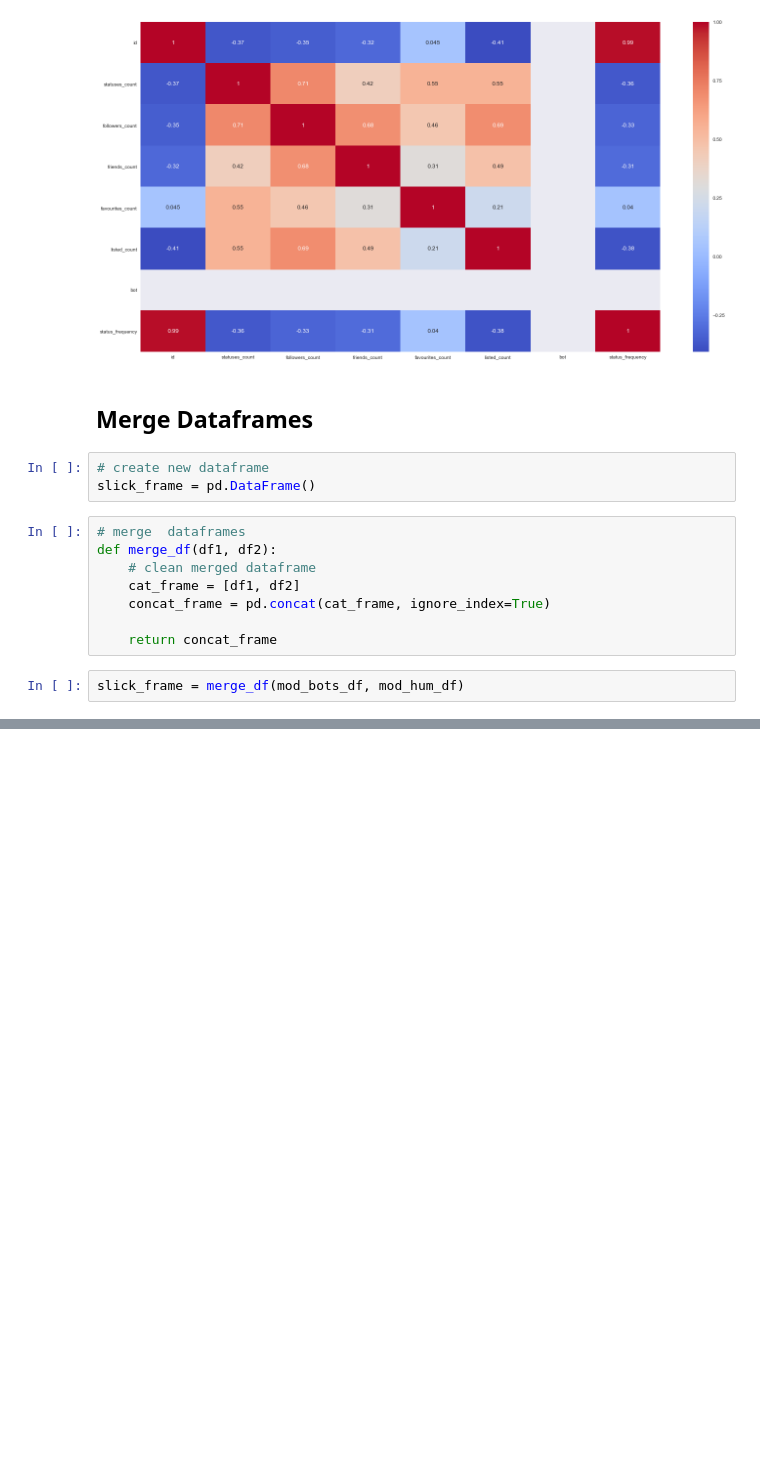
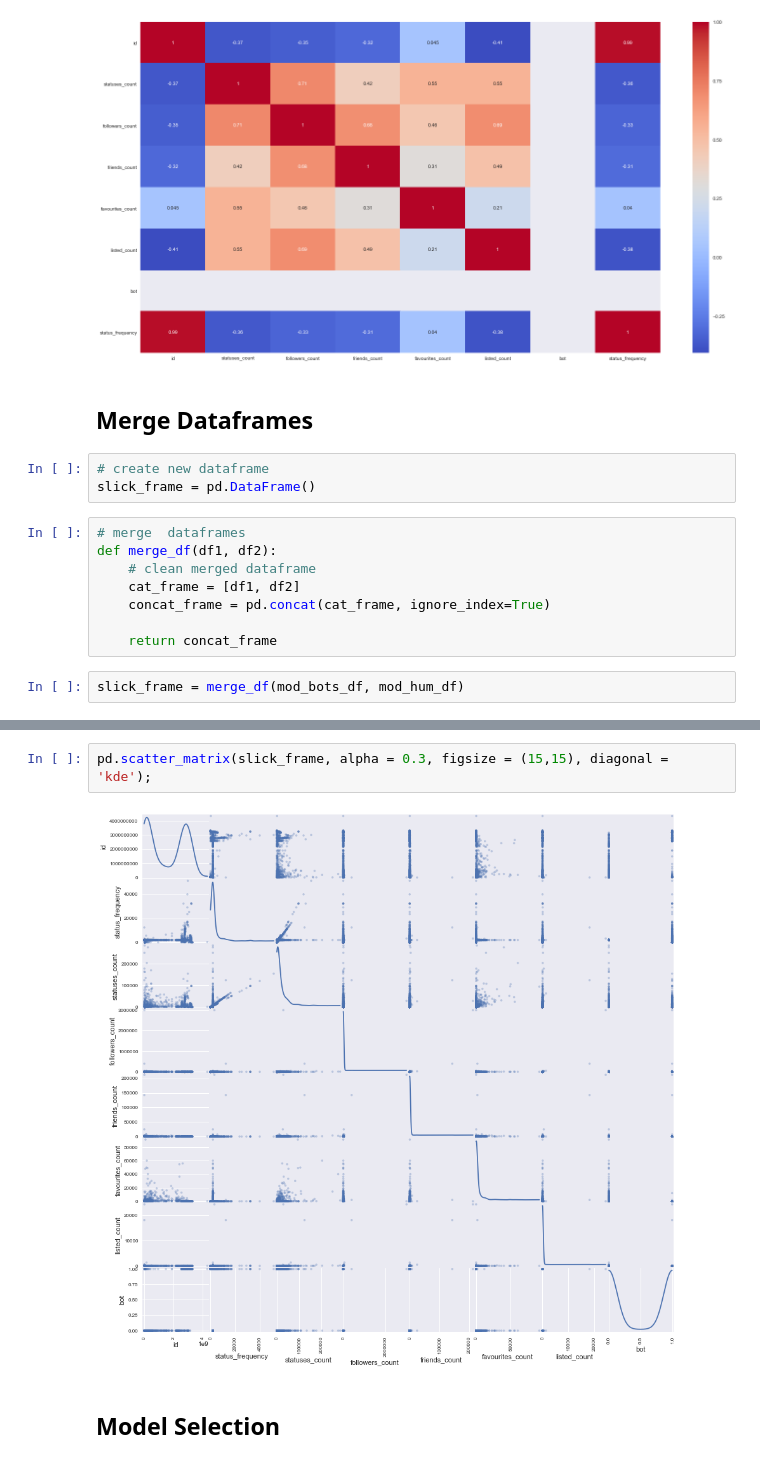
Before and after one commit to ramochoargv/final, a Jupyter notebook: notebooks/bot_analysis.ipynb, the cells around one changed output, grey strips where cells are left out. Saved outputs shown, nothing was run; the diff lists cells and outputs as text; blank space fills up the shorter version.

```diff
--- a/notebooks/bot_analysis.ipynb
+++ b/notebooks/bot_analysis.ipynb
@@ -172,0 +215,6 @@ plt.show()
+# %%
+pd.scatter_matrix(slick_frame, alpha = 0.3, figsize = (15,15), diagonal = 'kde');
+# %% [output]
+[figure, added]
+# %% [markdown]
+## Model Selection
```
Also changed, not shown: parts of 20 cells of this notebook.
